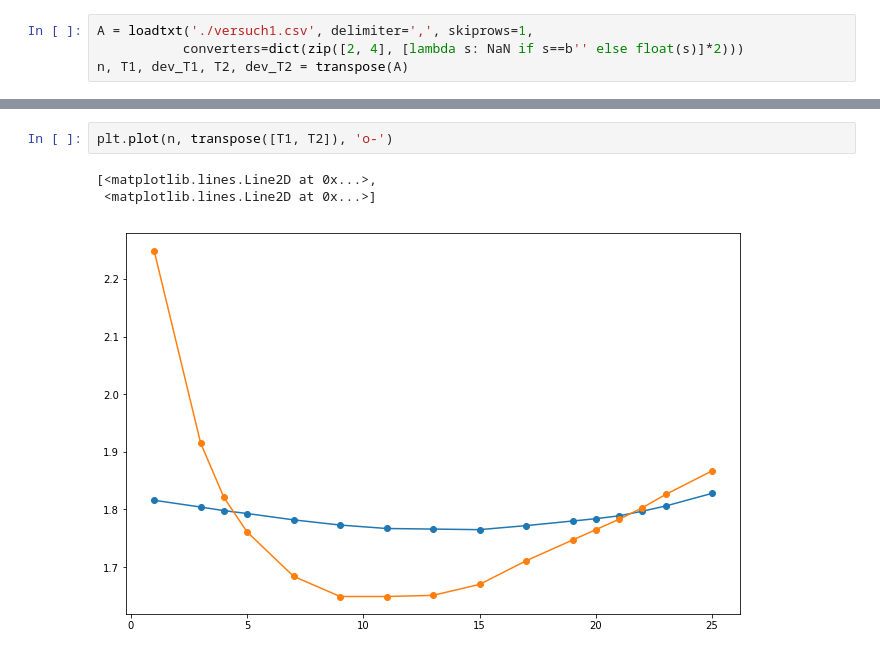
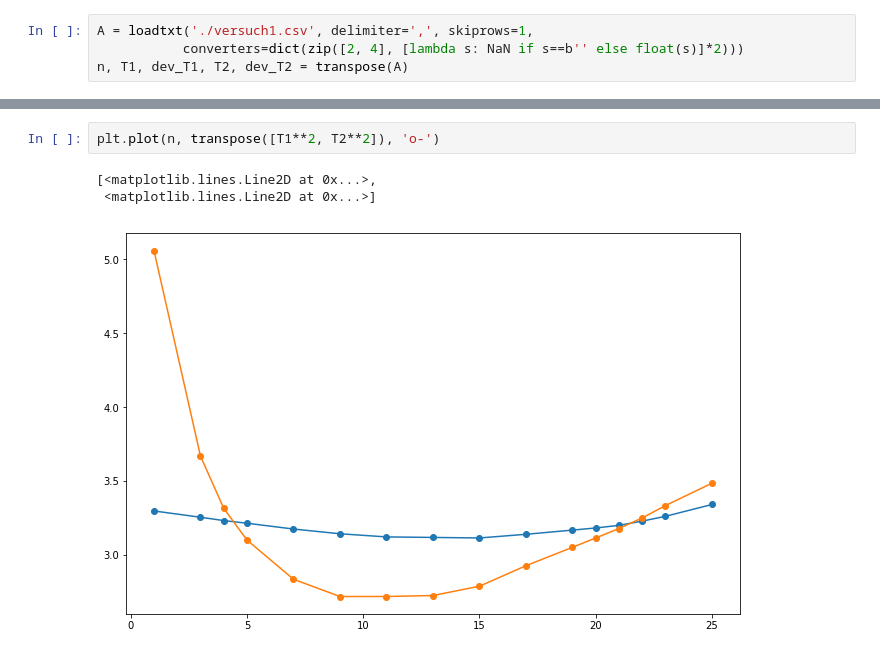
Before and after one commit to ces42/praktikum1, a Jupyter notebook: PEN/Daten/Auswertung1.ipynb, the cells around one changed output, grey strips where cells are left out. Saved outputs shown, nothing was run; the diff lists cells and outputs as text.

```diff
--- a/PEN/Daten/Auswertung1.ipynb
+++ b/PEN/Daten/Auswertung1.ipynb
@@ -17,6 +45,6 @@ n, T1, dev_T1, T2, dev_T2 = transpose(A)
 # %%
-plt.plot(n, transpose([T1, T2]), 'o-')
+plt.plot(n, transpose([T1**2, T2**2]), 'o-')
 # %% [output]
 [<matplotlib.lines.Line2D at 0x...>,
  <matplotlib.lines.Line2D at 0x...>]
-[figure, old version]
+[figure, new version]
```
Also changed, not shown: parts of 18 cells of this notebook, 1 other file.
